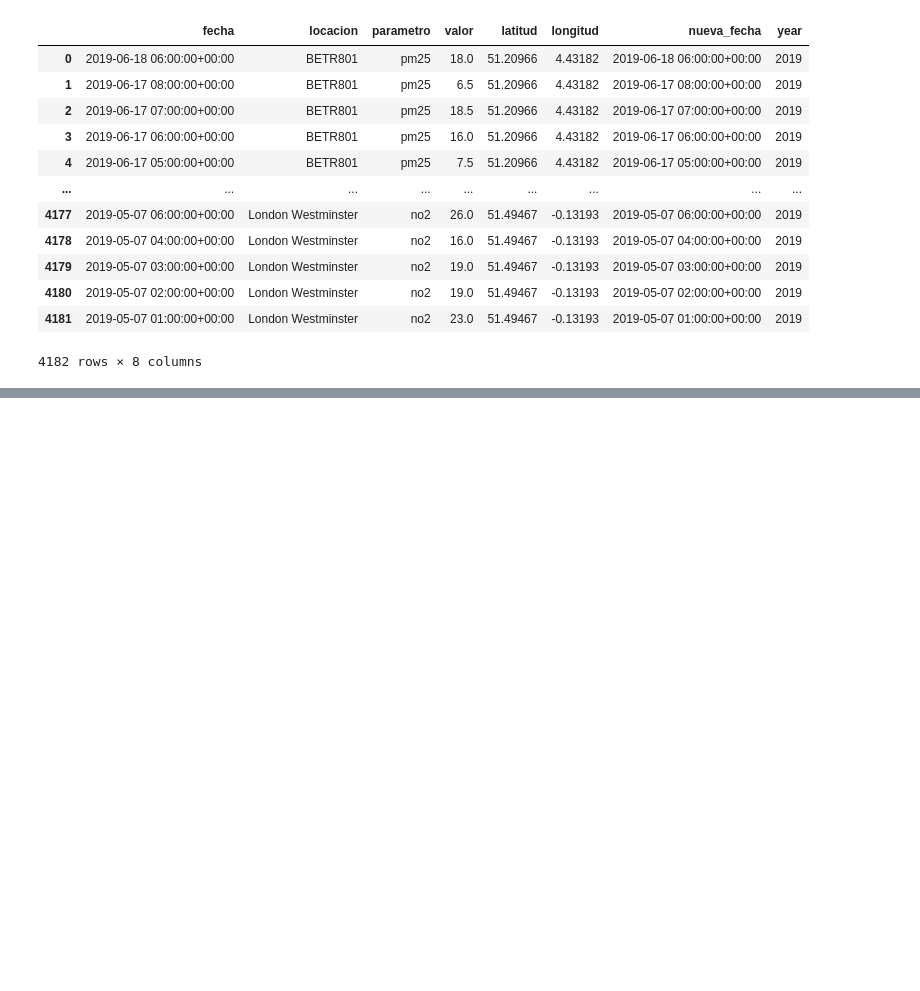
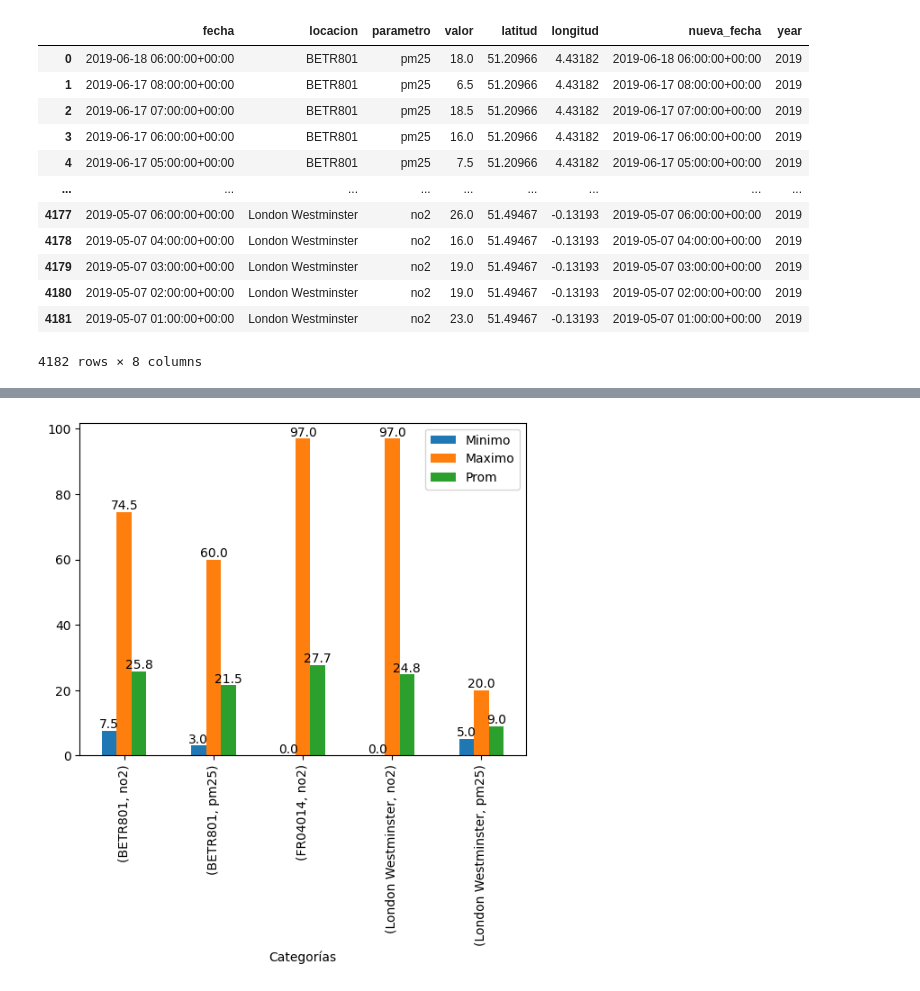
Before and after one commit to MDHuarcaya/ProgramacionPython202403, a Jupyter notebook: Modulo5/3.ManipulacionAvanzadaDatos.ipynb, the cells around one changed output, grey strips where cells are left out. Cells and saved outputs as stored; diff of their text form; code cells hidden in the pictures; blank space fills up the shorter version.

```diff
--- a/Modulo5/3.ManipulacionAvanzadaDatos.ipynb
+++ b/Modulo5/3.ManipulacionAvanzadaDatos.ipynb
@@ -241,0 +266,21 @@ df_air_quality
+# %%
+import pandas as pd
+import matplotlib.pyplot as plt
+
+# Supongamos que df_group es tu DataFrame de pandas
+# Supongamos también que quieres cambiar el nombre de la leyenda a 'Valores'
+
+# Crear un gráfico de barras
+ax = df_group.plot.bar()
+
+# Agregar etiquetas redondeadas a un decimal a cada barra
+for p in ax.patches:
+    ax.annotate(str(round(p.get_height(), 1)), (p.get_x() + p.get_width() / 2., p.get_height()), ha='center', va='bottom')
+
+# Cambiar el nombre de la leyenda
+ax.legend(['Minimo', 'Maximo', 'Prom'])
+ax.set_xlabel('Categorías')
+
+plt.show()
+# %% [output]
+[figure, added]
```
Also changed, not shown: parts of 5 cells of this notebook, 3 other files.
